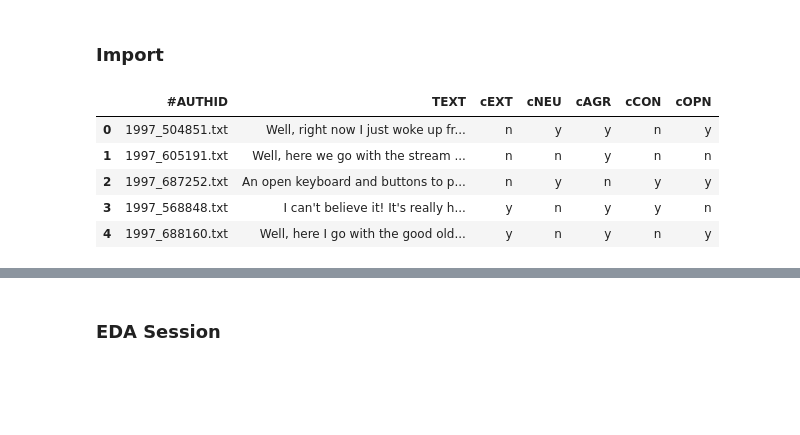
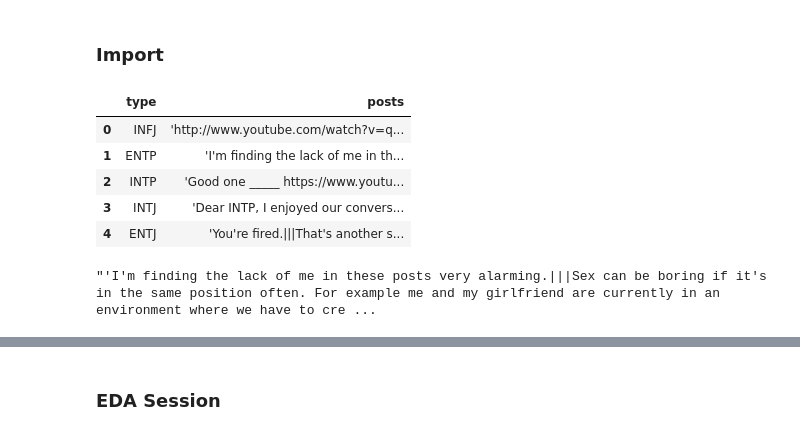
Before and after one commit to charlie-chi-zhang/Multi-Label-Text-classification-Using-BERT, a Jupyter notebook: 06_MBTI_classification_transformers_bert.ipynb, the cells around one changed output, grey strips where cells are left out. Saved outputs shown, nothing was run; the diff lists cells and outputs as text; code cells hidden in the pictures; blank space fills up the shorter version.

```diff
--- a/06_MBTI_classification_transformers_bert.ipynb
+++ b/06_MBTI_classification_transformers_bert.ipynb
@@ -45,15 +46,15 @@ import tensorflow as tf
 import warnings
 warnings.filterwarnings("ignore")
 # %%
-data_path = 'data/essays.csv'
+data_path = 'data/mbti_1.csv'
 # %%
-df_raw = pd.read_csv(data_path, encoding='cp1252')
+df_raw = pd.read_csv(data_path) #, encoding='cp1252')
 
 df_raw.head()
 # %% [output]
-|  | #AUTHID | TEXT | cEXT | cNEU | cAGR | cCON | cOPN |
-| 0 | 1997_504851.txt | Well, right now I just woke up fr... | n | y | y | n | y |
-| 1 | 1997_605191.txt | Well, here we go with the stream ... | n | n | y | n | n |
-| 2 | 1997_687252.txt | An open keyboard and buttons to p... | n | y | n | y | y |
-| 3 | 1997_568848.txt | I can't believe it! It's really h... | y | n | y | y | n |
-| 4 | 1997_688160.txt | Well, here I go with the good old... | y | n | y | n | y |
+|  | type | posts |
+| 0 | INFJ | 'http://www.youtube.com/watch?v=q... |
+| 1 | ENTP | 'I'm finding the lack of me in th... |
+| 2 | INTP | 'Good one _____ https://www.youtu... |
+| 3 | INTJ | 'Dear INTP, I enjoyed our convers... |
+| 4 | ENTJ | 'You're fired.|||That's another s... |
@@ -65,0 +61,4 @@ for col in label_cols:
+# %%
+df_raw.posts[1]
+# %% [output]
+"'I'm finding the lack of me in these posts very alarming.|||Sex can be boring if it's in the same position often. For example me and my girlfriend are currently in an environment where we have to cre ...
```
Also changed, not shown: parts of 30 cells of this notebook.
